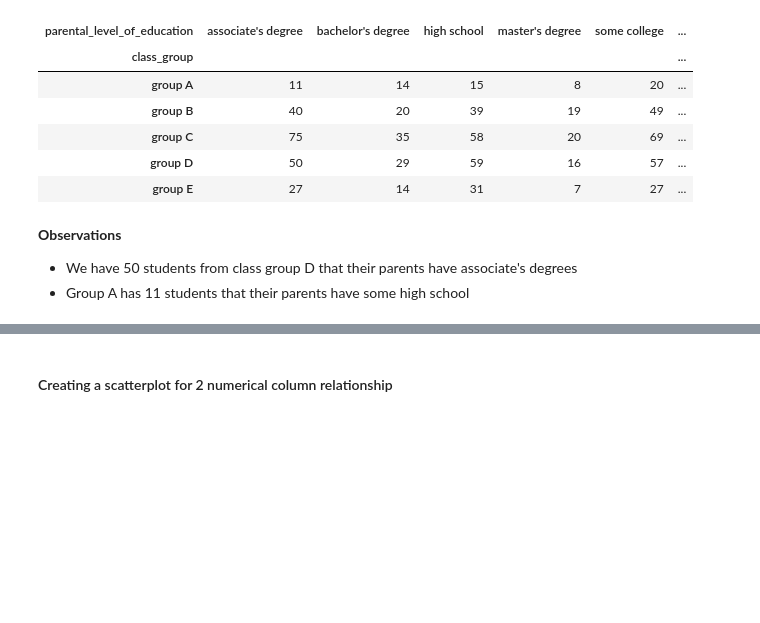
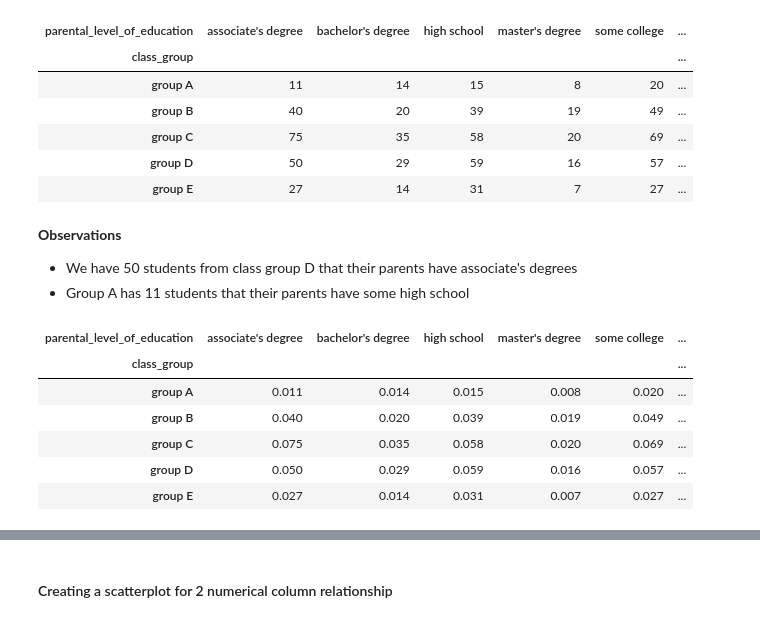
Before and after one commit to BasselD/ai-ml-training, a Jupyter notebook: 02_data_analysis_and_preprocessing/02_pandas_school_grades_exercise.ipynb, the cells around one changed output, grey strips where cells are left out. Saved outputs shown, nothing was run; the diff lists cells and outputs as text; code cells hidden in the pictures; blank space fills up the shorter version.

```diff
--- a/02_data_analysis_and_preprocessing/02_pandas_school_grades_exercise.ipynb
+++ b/02_data_analysis_and_preprocessing/02_pandas_school_grades_exercise.ipynb
@@ -564,6 +592,8 @@ Using `cut()` for custom ranges
 
 # define the split points
 bins = [0,50,65,80,90,100]
+bins = [0, 50, 65, 80, 90, np.inf]
+
 
 df['average_score_bins'] = pd.cut(df['average_score'], bins)
 df.head()
@@ -807,3 +837,13 @@ pd.crosstab(index=df['class_group'], columns=df['parental_level_of_education'])
 **Observations**
 - We have 50 students from class group D that their parents have associate's degrees
 - Group A has 11 students that their parents have some high school
+# %%
+pd.crosstab(index=df['class_group'], columns=df['parental_level_of_education'], normalize=True)
+# %% [output]
+| parental_level_of_education | associate's degree | bachelor's degree | high school | master's degree | some college | ... |
+| class_group |  |  |  |  |  | ... |
+| group A | 0.011 | 0.014 | 0.015 | 0.008 | 0.020 | ... |
+| group B | 0.040 | 0.020 | 0.039 | 0.019 | 0.049 | ... |
+| group C | 0.075 | 0.035 | 0.058 | 0.020 | 0.069 | ... |
+| group D | 0.050 | 0.029 | 0.059 | 0.016 | 0.057 | ... |
+| group E | 0.027 | 0.014 | 0.031 | 0.007 | 0.027 | ... |
```
Also changed, not shown: parts of 10 cells of this notebook.
